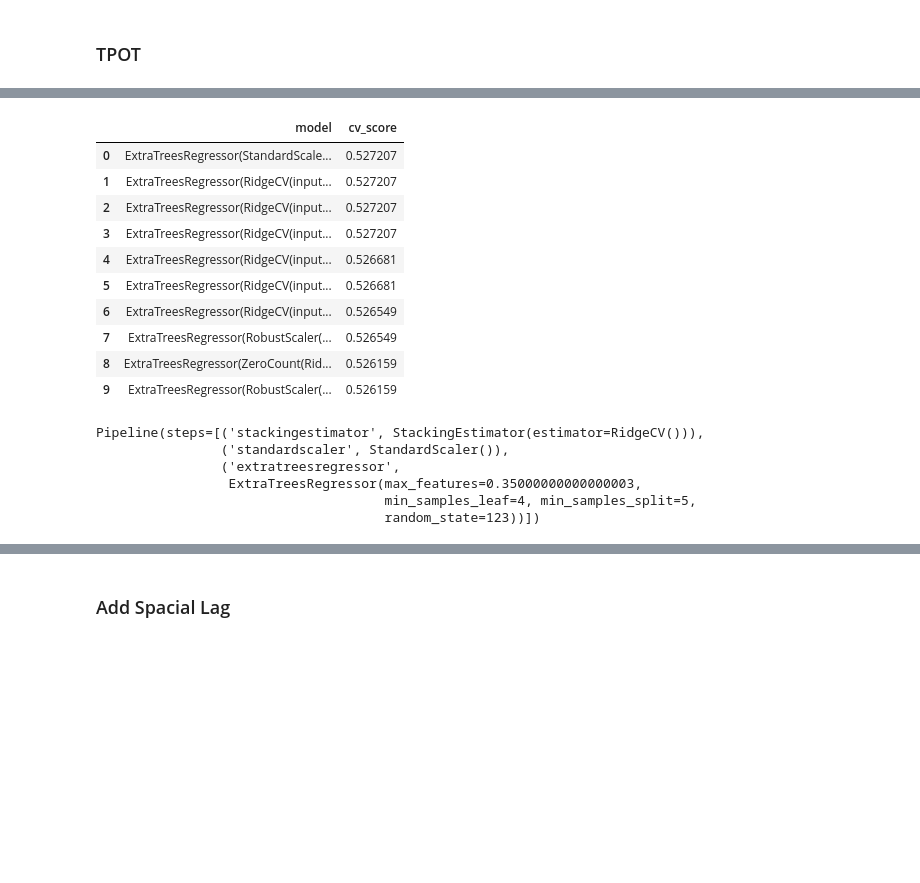
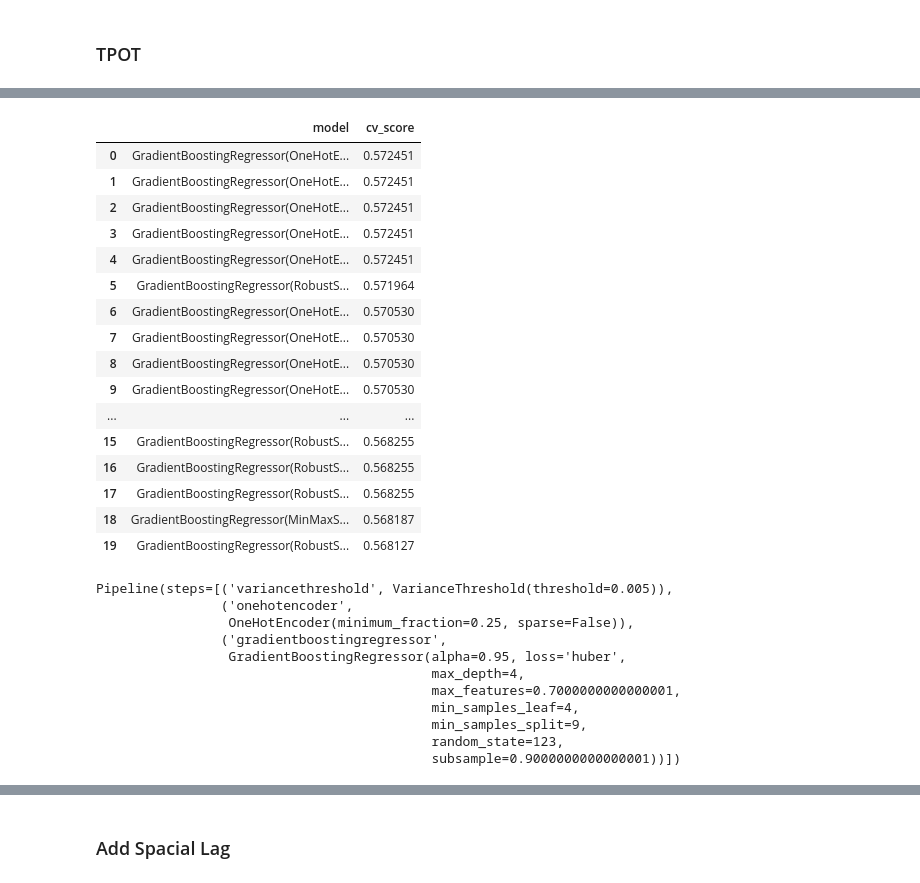
Before and after one commit to ozuromo/crime-analysis, a Jupyter notebook: NOTEBOOKS/analysis_zones.ipynb, the cells around one changed output, grey strips where cells are left out. Cells and saved outputs as stored; diff of their text form; code cells hidden in the pictures; blank space fills up the shorter version.

```diff
--- a/NOTEBOOKS/analysis_zones.ipynb
+++ b/NOTEBOOKS/analysis_zones.ipynb
@@ -289,7 +218,7 @@ cv = RepeatedKFold(
 )
 
 tpot_model = TPOTRegressor(
-    max_time_mins=3,
+    max_time_mins=60*12,
     verbosity=3,
     random_state=123,
     cv=cv,
@@ -304,16 +255,22 @@ tpot_model.fit(X, y)
 # %%
 models = tpot_models_dataframe(tpot_model)
-models.to_csv('../GENERATED-DATA/tpot_models.csv', index=False)
-models[:10]
+#models.to_csv('../GENERATED-DATA/tpot_models2.csv', index=False)
+models[:20]
 # %% [output]
 |  | model | cv_score |
-| 0 | ExtraTreesRegressor(StandardScale... | 0.527207 |
-| 1 | ExtraTreesRegressor(RidgeCV(input... | 0.527207 |
-| 2 | ExtraTreesRegressor(RidgeCV(input... | 0.527207 |
-| 3 | ExtraTreesRegressor(RidgeCV(input... | 0.527207 |
-| 4 | ExtraTreesRegressor(RidgeCV(input... | 0.526681 |
-| 5 | ExtraTreesRegressor(RidgeCV(input... | 0.526681 |
-| 6 | ExtraTreesRegressor(RidgeCV(input... | 0.526549 |
-| 7 | ExtraTreesRegressor(RobustScaler(... | 0.526549 |
-| 8 | ExtraTreesRegressor(ZeroCount(Rid... | 0.526159 |
-| 9 | ExtraTreesRegressor(RobustScaler(... | 0.526159 |
+| 0 | GradientBoostingRegressor(OneHotE... | 0.572451 |
+| 1 | GradientBoostingRegressor(OneHotE... | 0.572451 |
+| 2 | GradientBoostingRegressor(OneHotE... | 0.572451 |
+| 3 | GradientBoostingRegressor(OneHotE... | 0.572451 |
+| 4 | GradientBoostingRegressor(OneHotE... | 0.572451 |
+| 5 | GradientBoostingRegressor(RobustS... | 0.571964 |
+| 6 | GradientBoostingRegressor(OneHotE... | 0.570530 |
+| 7 | GradientBoostingRegressor(OneHotE... | 0.570530 |
+| 8 | GradientBoostingRegressor(OneHotE... | 0.570530 |
+| 9 | GradientBoostingRegressor(OneHotE... | 0.570530 |
+| ... | ... | ... |
+| 15 | GradientBoostingRegressor(RobustS... | 0.568255 |
+| 16 | GradientBoostingRegressor(RobustS... | 0.568255 |
+| 17 | GradientBoostingRegressor(RobustS... | 0.568255 |
+| 18 | GradientBoostingRegressor(MinMaxS... | 0.568187 |
+| 19 | GradientBoostingRegressor(RobustS... | 0.568127 |
@@ -321,9 +280,14 @@ models[:10]
 top_model = tpot_pipeline_from_string(tpot_model, models.model[0])
 top_model
 # %% [output]
-Pipeline(steps=[('stackingestimator', StackingEstimator(estimator=RidgeCV())),
-                ('standardscaler', StandardScaler()),
-                ('extratreesregressor',
-                 ExtraTreesRegressor(max_features=0.35000000000000003,
-                                     min_samples_leaf=4, min_samples_split=5,
-                                     random_state=123))])
+Pipeline(steps=[('variancethreshold', VarianceThreshold(threshold=0.005)),
+                ('onehotencoder',
+                 OneHotEncoder(minimum_fraction=0.25, sparse=False)),
+                ('gradientboostingregressor',
+                 GradientBoostingRegressor(alpha=0.95, loss='huber',
+                                           max_depth=4,
+                                           max_features=0.7000000000000001,
+                                           min_samples_leaf=4,
+                                           min_samples_split=9,
+                                           random_state=123,
+                                           subsample=0.9000000000000001))])
```
Also changed, not shown: parts of 18 cells of this notebook, 1 other file.
